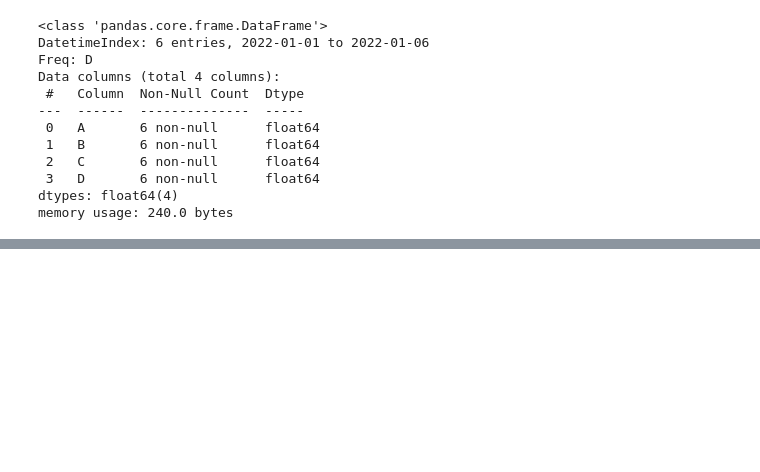
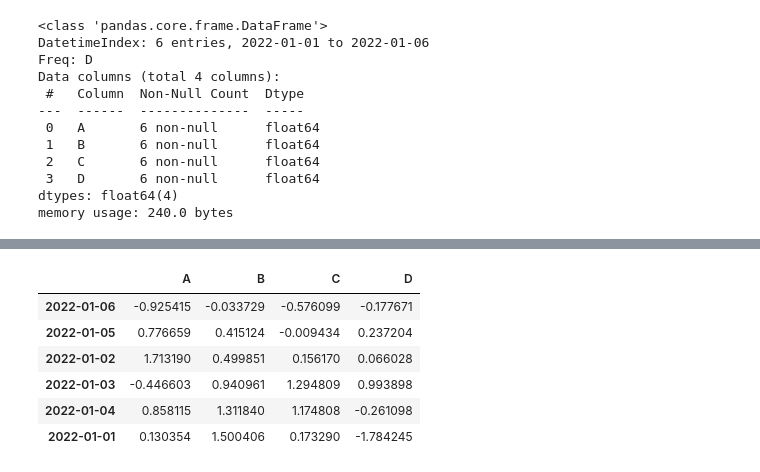
Before and after one commit to 2hongbi/ds-study, a Jupyter notebook: src/base_pandas_numpy.ipynb, the cells around one changed output, grey strips where cells are left out. Saved outputs shown, nothing was run; the diff lists cells and outputs as text; code cells hidden in the pictures; blank space fills up the shorter version.

```diff
--- a/src/base_pandas_numpy.ipynb
+++ b/src/base_pandas_numpy.ipynb
@@ -77,0 +91,11 @@ memory usage: 240.0 bytes
+# %%
+# sort_values : by로 지정된 컬럼 기준으로 정렬. ascending : 내림차순 / 오름차순 정렬
+df.sort_values(by='B', ascending=True)
+# %% [output]
+|  | A | B | C | D |
+| 2022-01-06 | -0.925415 | -0.033729 | -0.576099 | -0.177671 |
+| 2022-01-05 | 0.776659 | 0.415124 | -0.009434 | 0.237204 |
+| 2022-01-02 | 1.713190 | 0.499851 | 0.156170 | 0.066028 |
+| 2022-01-03 | -0.446603 | 0.940961 | 1.294809 | 0.993898 |
+| 2022-01-04 | 0.858115 | 1.311840 | 1.174808 | -0.261098 |
+| 2022-01-01 | 0.130354 | 1.500406 | 0.173290 | -1.784245 |
```
Also changed, not shown: parts of 25 cells of this notebook.
